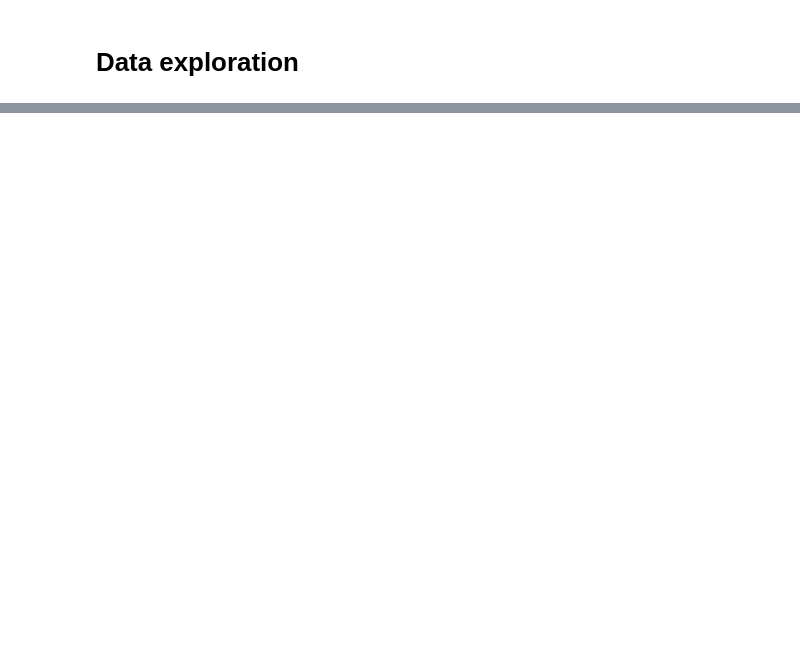
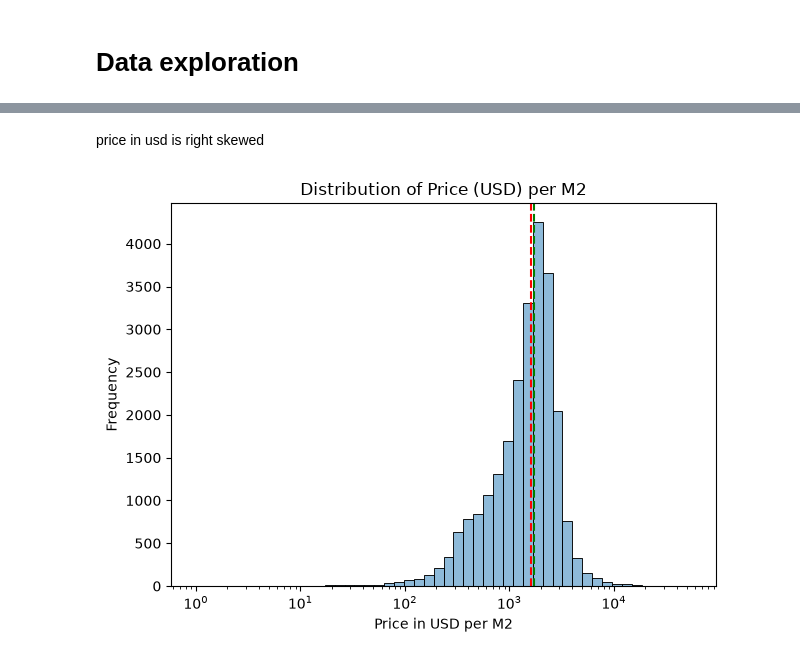
Before and after one commit to G-Gakii/buenos-aires-housing-price-prediction, a Jupyter notebook: notebooks/02_data_exploration.ipynb, the cells around one changed output, grey strips where cells are left out. Saved outputs shown, nothing was run; the diff lists cells and outputs as text; code cells hidden in the pictures; blank space fills up the shorter version.

```diff
--- a/notebooks/02_data_exploration.ipynb
+++ b/notebooks/02_data_exploration.ipynb
@@ -36,0 +102,19 @@ data_df[data_df["price"]==0]
+# %% [markdown]
+price in usd is right skewed
+# %%
+# visualization of price per m2 in usd
+median=data_df["price_usd_per_m2"].dropna().median()
+mean=data_df["price_usd_per_m2"].dropna().mean()
+
+fig,ax=plt.subplots()
+sns.histplot(data_df["price_usd_per_m2"].dropna(),bins=50,kde=True,log_scale=True)
+ax.axvline(median,color="red",linestyle="--",label="median")
+ax.axvline(mean,color="green",linestyle="--",label="mean")
+ax.set_xlabel("Price in USD per M2")
+
+ax.set_ylabel("Frequency")
+ax.set_title("Distribution of Price (USD) per M2")
+plt.tight_layout()
+plt.show()
+# %% [output]
+[figure, added]
```
Also changed, not shown: parts of 35 cells of this notebook.
